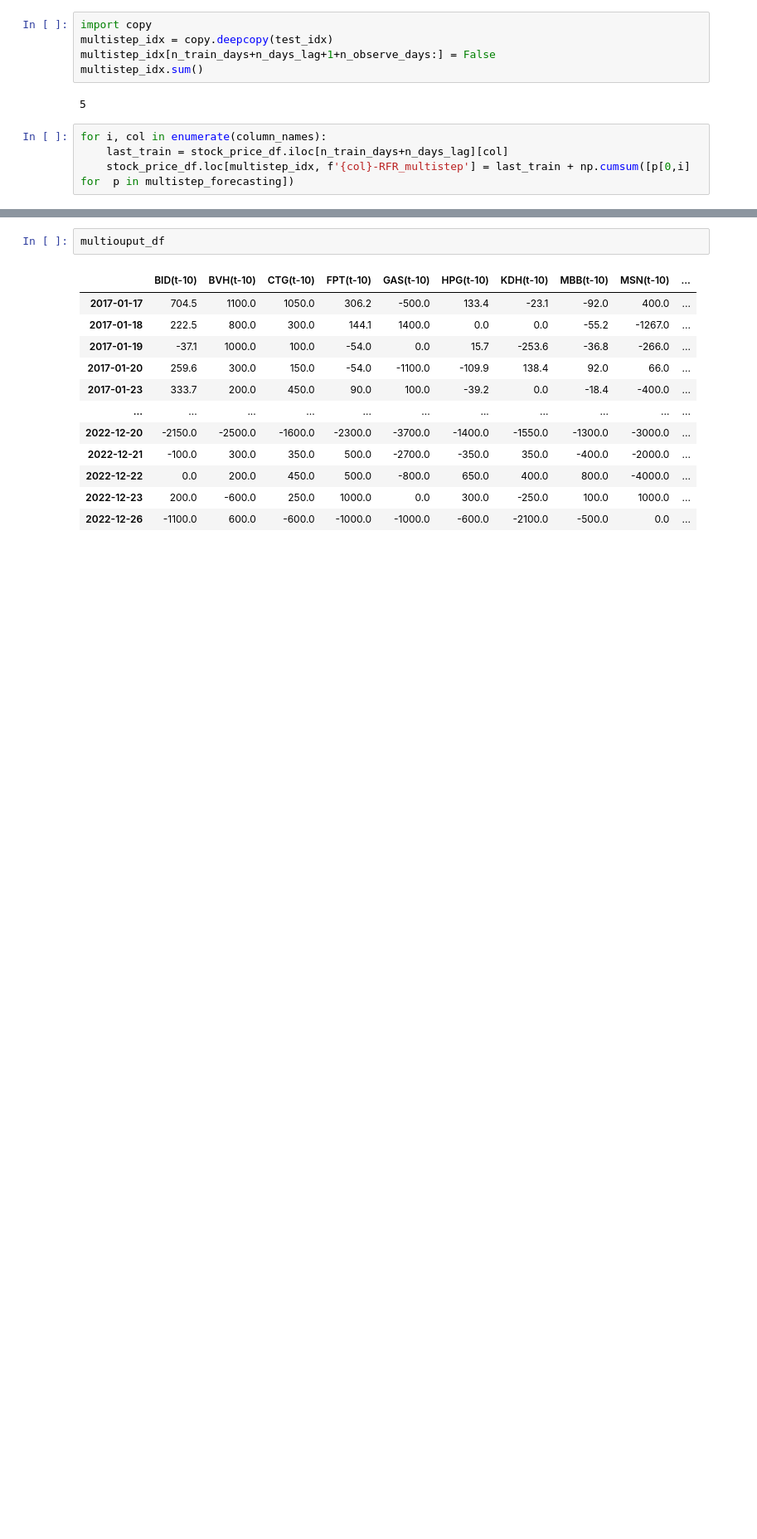
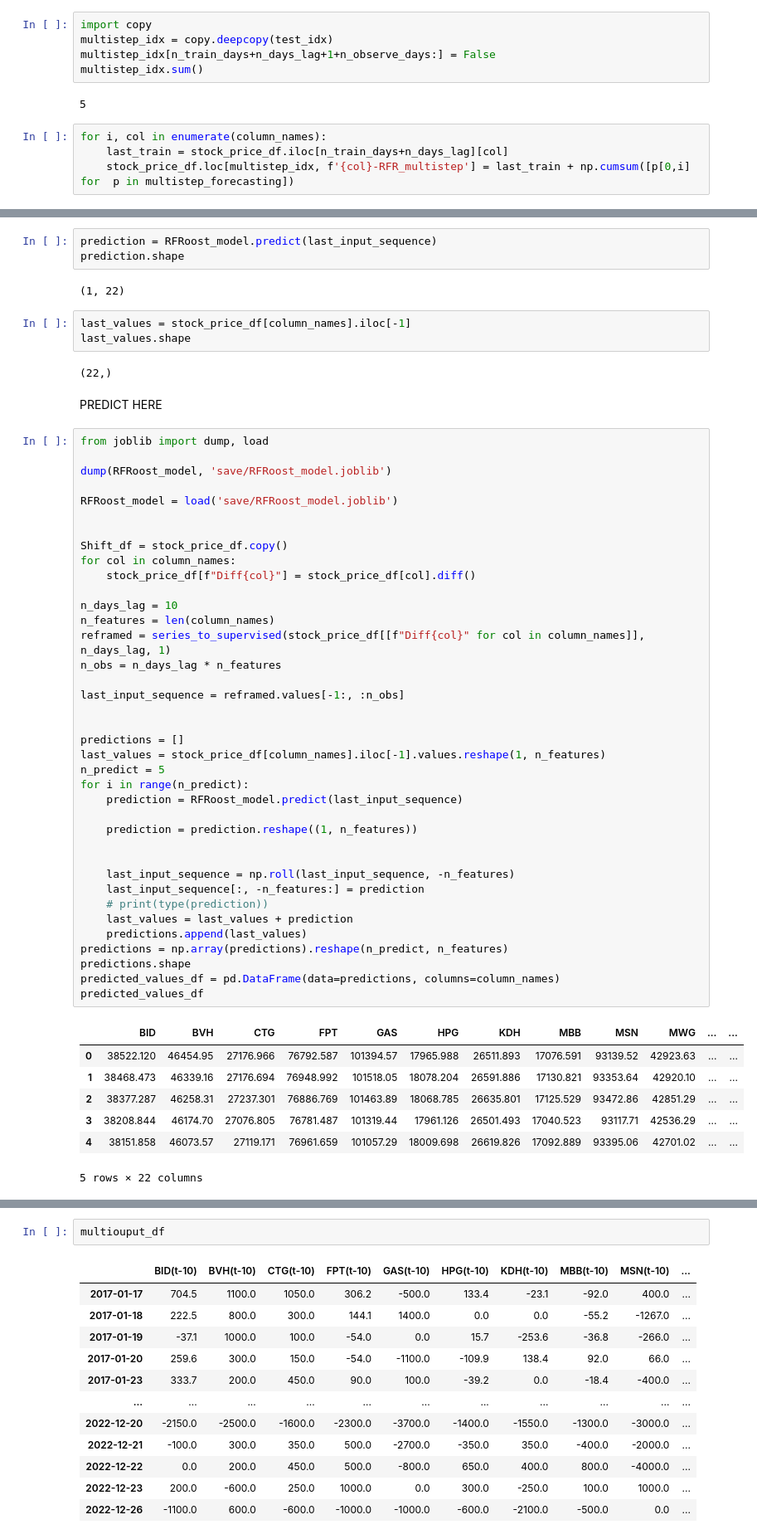
Before and after one commit to nointh/stock-MTFS, a Jupyter notebook: exp/VN30_RandomForest_M_multistock.ipynb, the cells around one changed output, grey strips where cells are left out. Shown at 83% size. Drawn from its saved outputs; the diff is of its cells as text; blank space fills up the shorter version.

Commit message:
Update Random forest prediction

```diff
--- a/exp/VN30_RandomForest_M_multistock.ipynb
+++ b/exp/VN30_RandomForest_M_multistock.ipynb
@@ -175,3 +201,61 @@ stock_price_df[multistep_idx][['VN30', 'VN30-RFR_multistep', 'VN30-RFR_1_step_te
+# %%
+prediction = RFRoost_model.predict(last_input_sequence)
+prediction.shape
+# %% [output]
+(1, 22)
+# %%
+last_values = stock_price_df[column_names].iloc[-1]
+last_values.shape
+# %% [output]
+(22,)
+# %% [markdown]
+PREDICT HERE
+# %%
+from joblib import dump, load
+
+dump(RFRoost_model, 'save/RFRoost_model.joblib')
+
+RFRoost_model = load('save/RFRoost_model.joblib')
+
+
+Shift_df = stock_price_df.copy()
+for col in column_names:
+    stock_price_df[f"Diff{col}"] = stock_price_df[col].diff()
+
+n_days_lag = 10
+n_features = len(column_names)
+reframed = series_to_supervised(stock_price_df[[f"Diff{col}" for col in column_names]], n_days_lag, 1)
+n_obs = n_days_lag * n_features
+
+last_input_sequence = reframed.values[-1:, :n_obs]
+
+
+predictions = []
+last_values = stock_price_df[column_names].iloc[-1].values.reshape(1, n_features)
+n_predict = 5
+for i in range(n_predict):
+    prediction = RFRoost_model.predict(last_input_sequence)
+
+    prediction = prediction.reshape((1, n_features))
+
+
+    last_input_sequence = np.roll(last_input_sequence, -n_features)
+    last_input_sequence[:, -n_features:] = prediction
+    # print(type(prediction))
+    last_values = last_values + prediction
+    predictions.append(last_values)
+predictions = np.array(predictions).reshape(n_predict, n_features)
+predictions.shape
+predicted_values_df = pd.DataFrame(data=predictions, columns=column_names)
+predicted_values_df
+# %% [output]
+|  | BID | BVH | CTG | FPT | GAS | HPG | KDH | MBB | MSN | MWG | ... | ... |
+| 0 | 38522.120 | 46454.95 | 27176.966 | 76792.587 | 101394.57 | 17965.988 | 26511.893 | 17076.591 | 93139.52 | 42923.63 | ... | ... |
+| 1 | 38468.473 | 46339.16 | 27176.694 | 76948.992 | 101518.05 | 18078.204 | 26591.886 | 17130.821 | 93353.64 | 42920.10 | ... | ... |
+| 2 | 38377.287 | 46258.31 | 27237.301 | 76886.769 | 101463.89 | 18068.785 | 26635.801 | 17125.529 | 93472.86 | 42851.29 | ... | ... |
+| 3 | 38208.844 | 46174.70 | 27076.805 | 76781.487 | 101319.44 | 17961.126 | 26501.493 | 17040.523 | 93117.71 | 42536.29 | ... | ... |
+| 4 | 38151.858 | 46073.57 | 27119.171 | 76961.659 | 101057.29 | 18009.698 | 26619.826 | 17092.889 | 93395.06 | 42701.02 | ... | ... |
+5 rows × 22 columns
 # %%
 multiouput_df = series_to_supervised(stock_price_df[[f"Diff{col}" for col in column_names]], n_days_lag, n_observe_days)
 n_obs = n_days_lag * n_features
```
Also changed, not shown: parts of 7 cells of this notebook.
